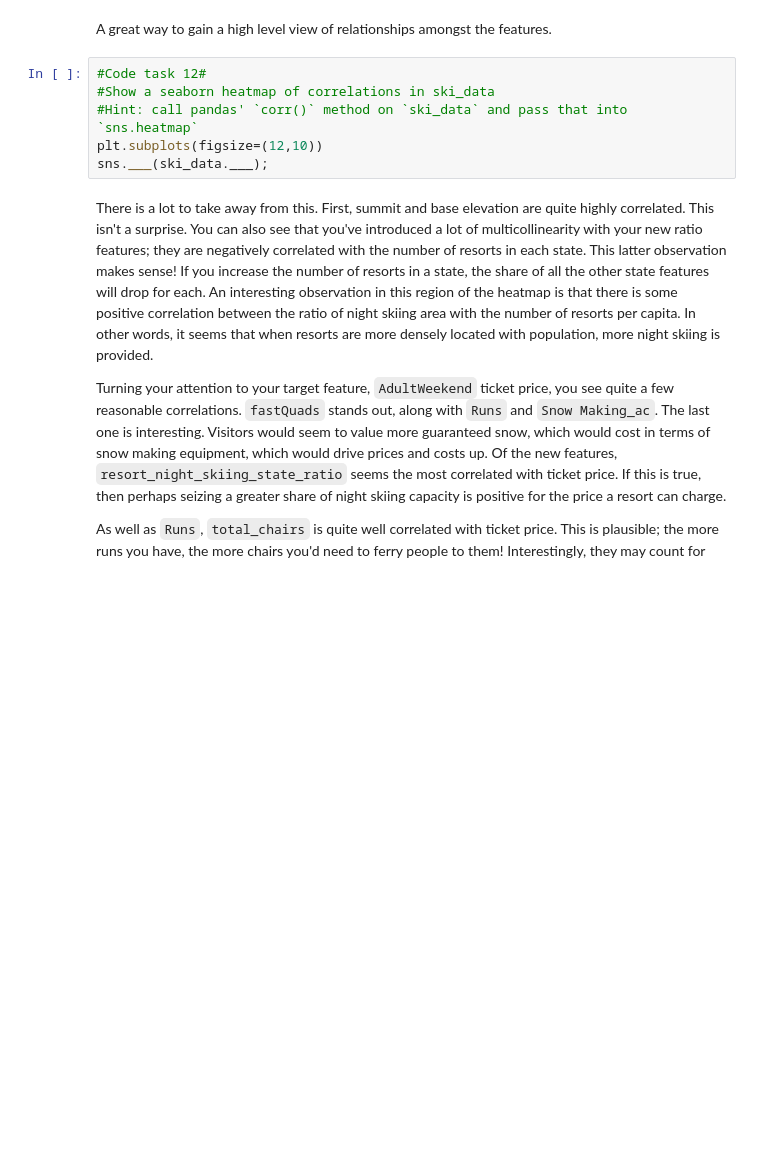
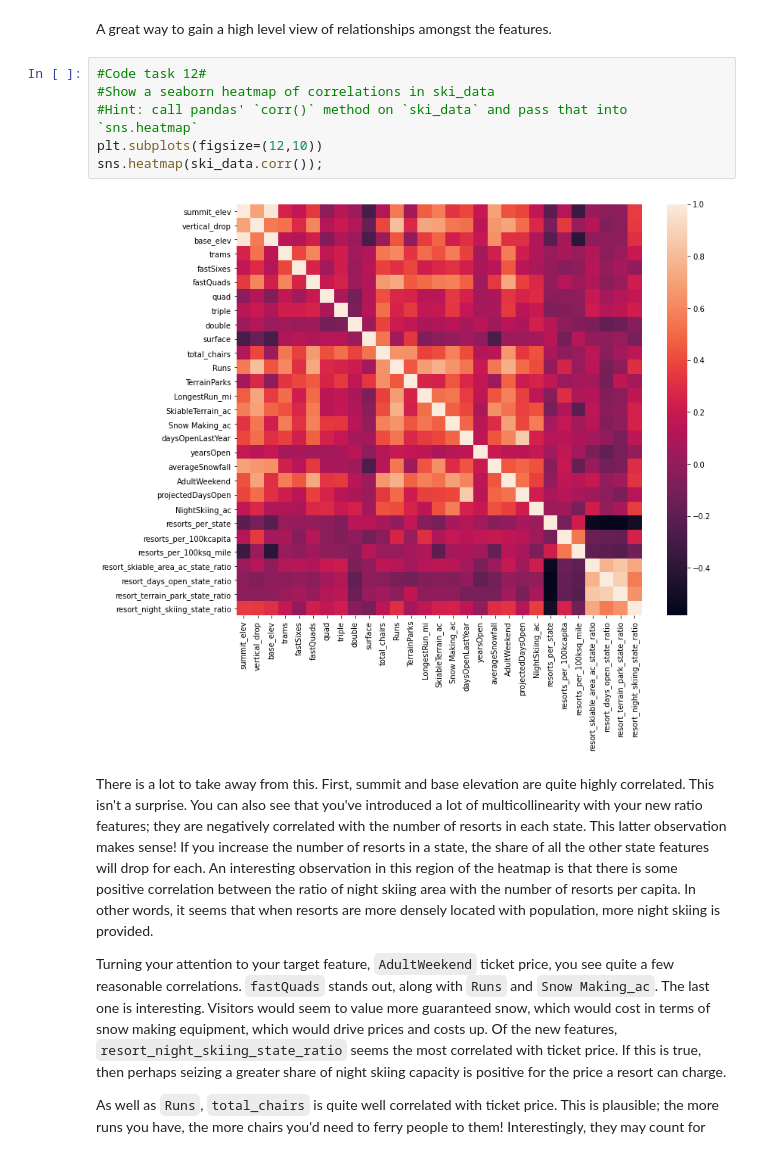
Before and after one commit to midori256/DataScienceGuidedCapstone, a Jupyter notebook: Notebooks/03_exploratory_data_analysis.ipynb, the cells around one changed output. Cells and saved outputs as stored; diff of their text form; blank space fills up the shorter version.

```diff
--- a/Notebooks/03_exploratory_data_analysis.ipynb
+++ b/Notebooks/03_exploratory_data_analysis.ipynb
@@ -739,9 +769,11 @@ A great way to gain a high level view of relationships amongst the features.
 # %%
 #Code task 12#
 #Show a seaborn heatmap of correlations in ski_data
 #Hint: call pandas' `corr()` method on `ski_data` and pass that into `sns.heatmap`
 plt.subplots(figsize=(12,10))
-sns.___(ski_data.___);
+sns.heatmap(ski_data.corr());
+# %% [output]
+[figure, added]
 # %% [markdown]
 There is a lot to take away from this. First, summit and base elevation are quite highly correlated. This isn't a surprise. You can also see that you've introduced a lot of multicollinearity with your new ratio features; they are negatively correlated with the number of resorts in each state. This latter observation makes sense! If you increase the number of resorts in a state, the share of all the other state features will drop for each. An interesting observation in this region of the heatmap is that there is some positive correlation between the ratio of night skiing area with the number of resorts per capita. In other words, it seems that when resorts are more densely located with population, more night skiing is provided.
 
```
Also changed, not shown: parts of 10 cells of this notebook.
